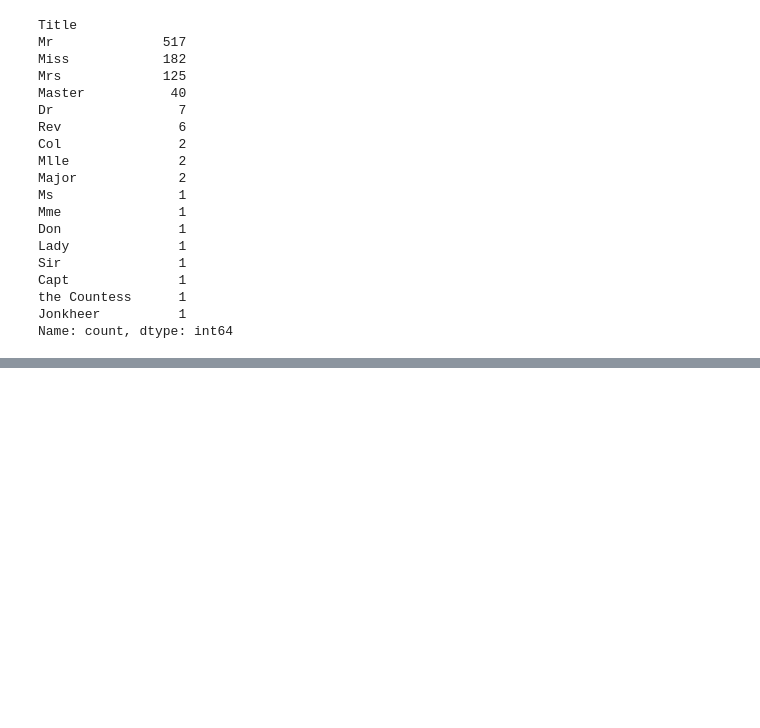
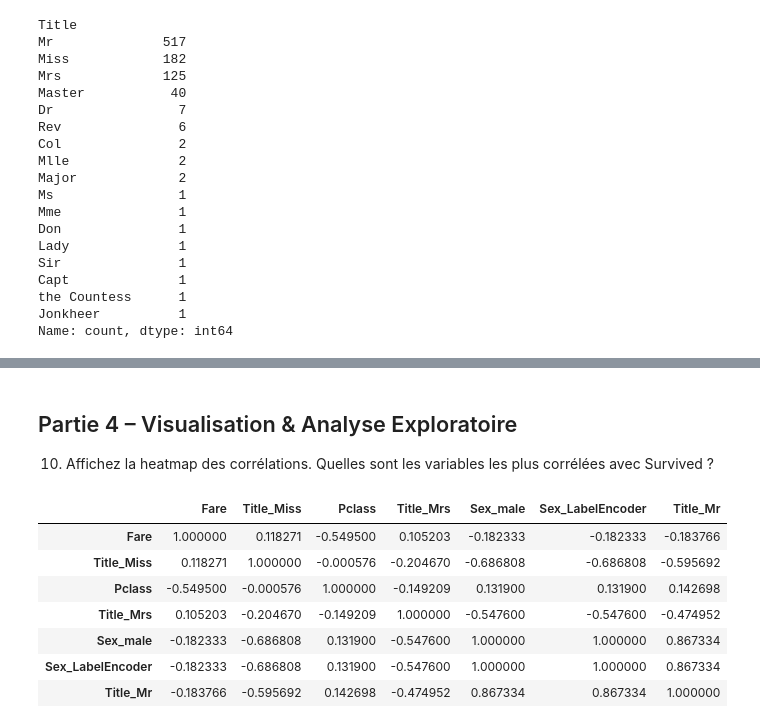
Before and after one commit to maheryfit/ML_ITU_1, a Jupyter notebook: TP_2/DecisionTreeAndRandomForest.ipynb, the cells around one changed output, grey strips where cells are left out. Saved outputs shown, nothing was run; the diff lists cells and outputs as text; code cells hidden in the pictures; blank space fills up the shorter version.

Commit message:
Partie 4

```diff
--- a/TP_2/DecisionTreeAndRandomForest.ipynb
+++ b/TP_2/DecisionTreeAndRandomForest.ipynb
@@ -178,0 +254,19 @@ Name: count, dtype: int64
+# %% [markdown]
+## Partie 4 – Visualisation & Analyse Exploratoire
+10. Affichez la heatmap des corrélations. Quelles sont les variables les plus corrélées avec Survived ?
+# %%
+correlation = df_encoded.corr()
+correlation_y = correlation["Survived"].abs().sort_values()
+strong_corr = correlation_y[(correlation_y > 0.2) & (correlation_y < 0.98)]
+strong_corr = df_encoded[strong_corr.index].corr()
+features = strong_corr.index
+df_encoded[features].corr()
+# %% [output]
+|  | Fare | Title_Miss | Pclass | Title_Mrs | Sex_male | Sex_LabelEncoder | Title_Mr |
+| Fare | 1.000000 | 0.118271 | -0.549500 | 0.105203 | -0.182333 | -0.182333 | -0.183766 |
+| Title_Miss | 0.118271 | 1.000000 | -0.000576 | -0.204670 | -0.686808 | -0.686808 | -0.595692 |
+| Pclass | -0.549500 | -0.000576 | 1.000000 | -0.149209 | 0.131900 | 0.131900 | 0.142698 |
+| Title_Mrs | 0.105203 | -0.204670 | -0.149209 | 1.000000 | -0.547600 | -0.547600 | -0.474952 |
+| Sex_male | -0.182333 | -0.686808 | 0.131900 | -0.547600 | 1.000000 | 1.000000 | 0.867334 |
+| Sex_LabelEncoder | -0.182333 | -0.686808 | 0.131900 | -0.547600 | 1.000000 | 1.000000 | 0.867334 |
+| Title_Mr | -0.183766 | -0.595692 | 0.142698 | -0.474952 | 0.867334 | 0.867334 | 1.000000 |
```
Also changed, not shown: parts of 10 cells of this notebook, 1 other file.
